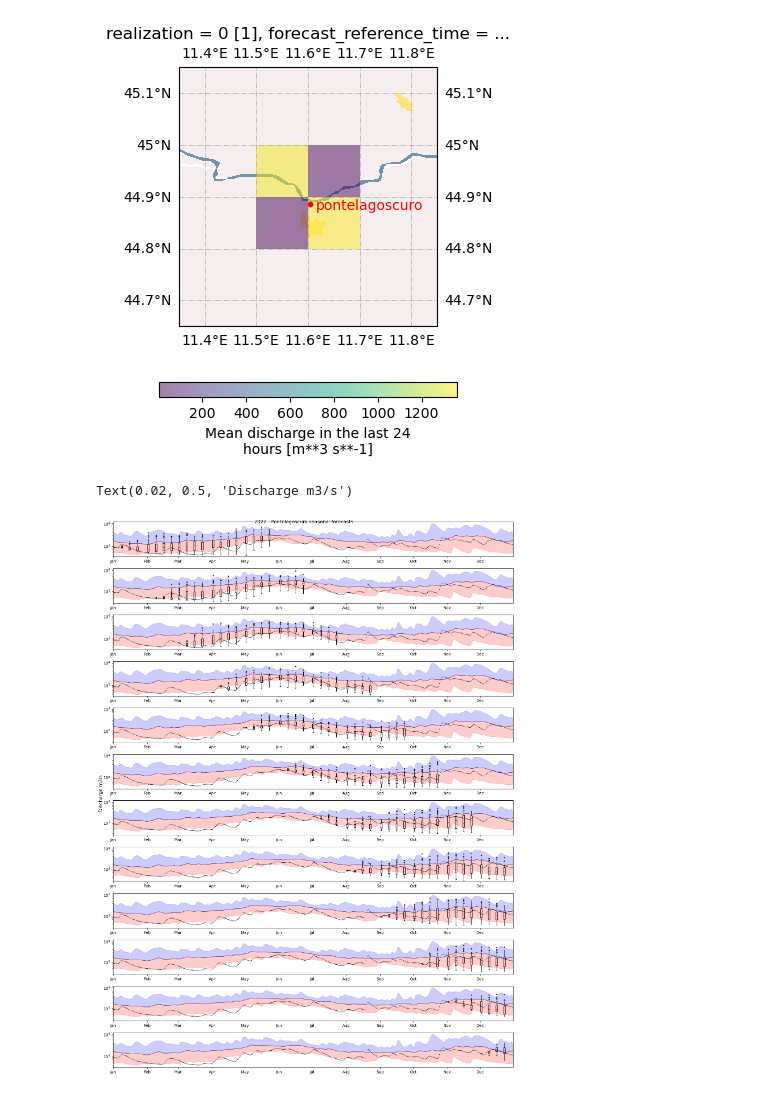
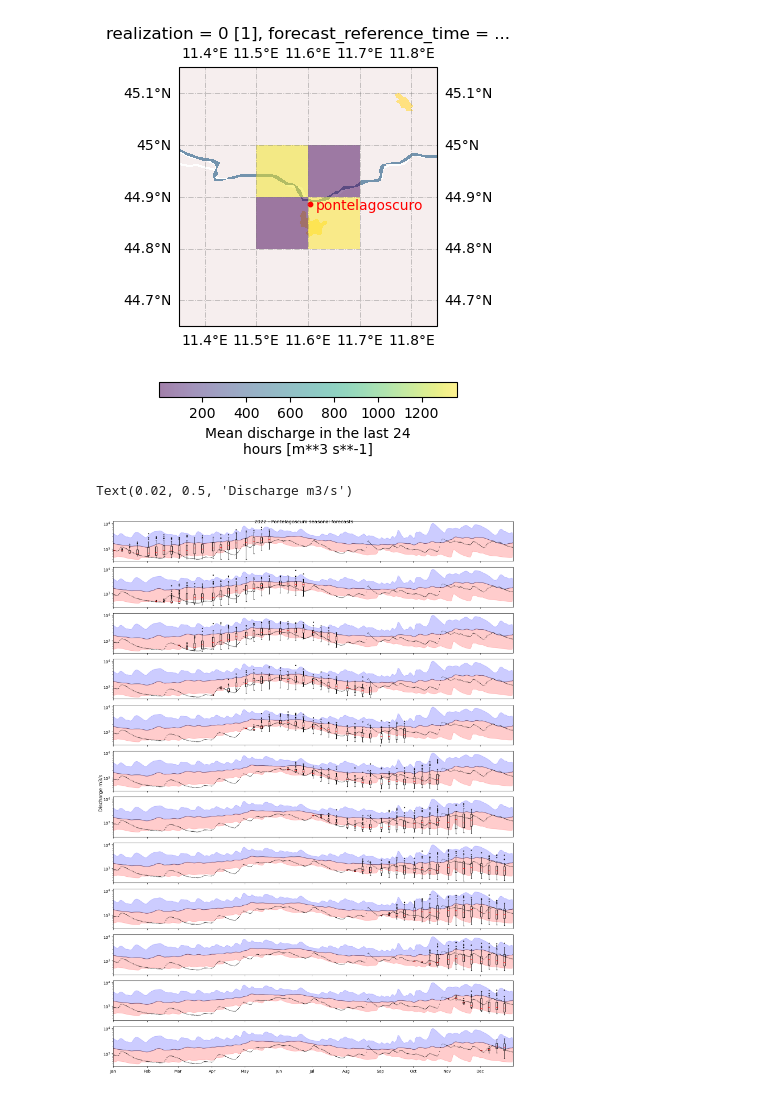
Before and after one commit to iacopoff/climetlab-cems-flood, a Jupyter notebook: docs/source/tutorial/tutorial - Po river summer 2022.ipynb, the cells around one changed output. Drawn from its saved outputs; the diff is of its cells as text; code cells hidden in the pictures.

```diff
--- a/docs/source/tutorial/tutorial - Po river summer 2022.ipynb
+++ b/docs/source/tutorial/tutorial - Po river summer 2022.ipynb
@@ -137,43 +137,38 @@ def get_data(df3, finit):
     return Fi1vals, xpositions
 # %%
 finits = df3.forecast_reference_time.dt.strftime("%Y-%m-%d").unique()
-fig, axs = plt.subplots(len(finits),1,figsize=(15,20), sharex=False, tight_layout=True)
+fig, axs = plt.subplots(len(finits),1,figsize=(15,20), sharex=True, tight_layout=True)
 
 wt = [date2num(i) for i in dfwb.time]
 x_date = pd.date_range("2022-01-01","2022-12-31",freq="MS")
 x_date = pd.to_datetime(x_date,"%Y-%m-%d")
 
 
 flierprops = dict(marker='o', markersize=2, linestyle='none')
 medianprops = dict(color="red",linewidth=1)
 boxprops = dict(color="black",linewidth=1)
 
 timevals = pd.date_range("2022-01-01","2022-12-31",freq="D")
 cmeanvals = cmean.dis24.values.T
 cmaxvals = cmax.dis24.values.T
 cminvals = cmin.dis24.values.T
 
 for i, f in enumerate(finits):
     fivals, xpositions = get_data(df3, f)
     axs[i].fill_between(timevals,cmeanvals,cmaxvals,color="blue",alpha=0.2)
     axs[i].fill_between(timevals,cminvals,cmeanvals,color="red",alpha=0.2)
     axs[i].plot(timevals,cmeanvals, linewidth=1, color="black",label = "climatology 2000-2021", alpha=0.5)
     axs[i].boxplot(fivals, positions=xpositions, widths=1.5, boxprops=boxprops,flierprops=flierprops,medianprops=medianprops, labels=leadtimes[:fivals.shape[1]]);
     axs[i].scatter(wt, dfwb.dis24, s=0.5, c="black")
     axs[i].set_xlim([wt[0], wt[-1]])
     axs[i].set_yscale("log")
 
     axs[i].set_xticks(x_date)
-    axs[i].set_xticklabels(x_date.values, fontsize=)
+    axs[i].set_xticklabels(x_date.values, fontsize=10)
     axs[i].xaxis.set_major_formatter(DateFormatter("%b"))
-# x_date2 = pd.date_range("2022-05-01","2022-09-30",freq="1D")
-# x_date2 = pd.to_datetime(x_date2,"%Y-%m-%d")
-# ax.set_xticks(x_date2,minor=True)
-# ax.set_xticklabels(x_date2.values, rotation=45, minor=True,fontsize=6)
-# ax.xaxis.set_minor_formatter(mdates.DateFormatter("%d"))
 
 fig.suptitle("2022 - Pontelagoscuro seasonal forecasts")
 fig.supylabel("Discharge m3/s")
 # %% [output]
 Text(0.02, 0.5, 'Discharge m3/s')
-[figure, old version]
+[figure, new version]
```
